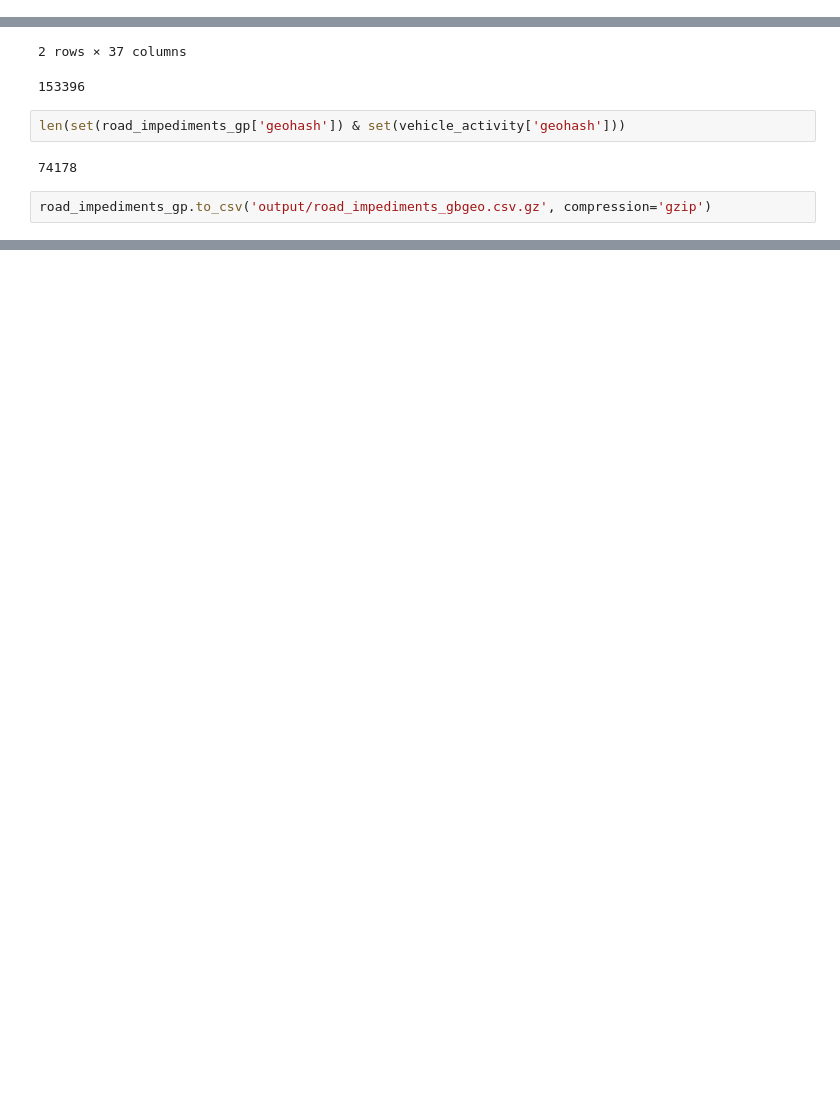
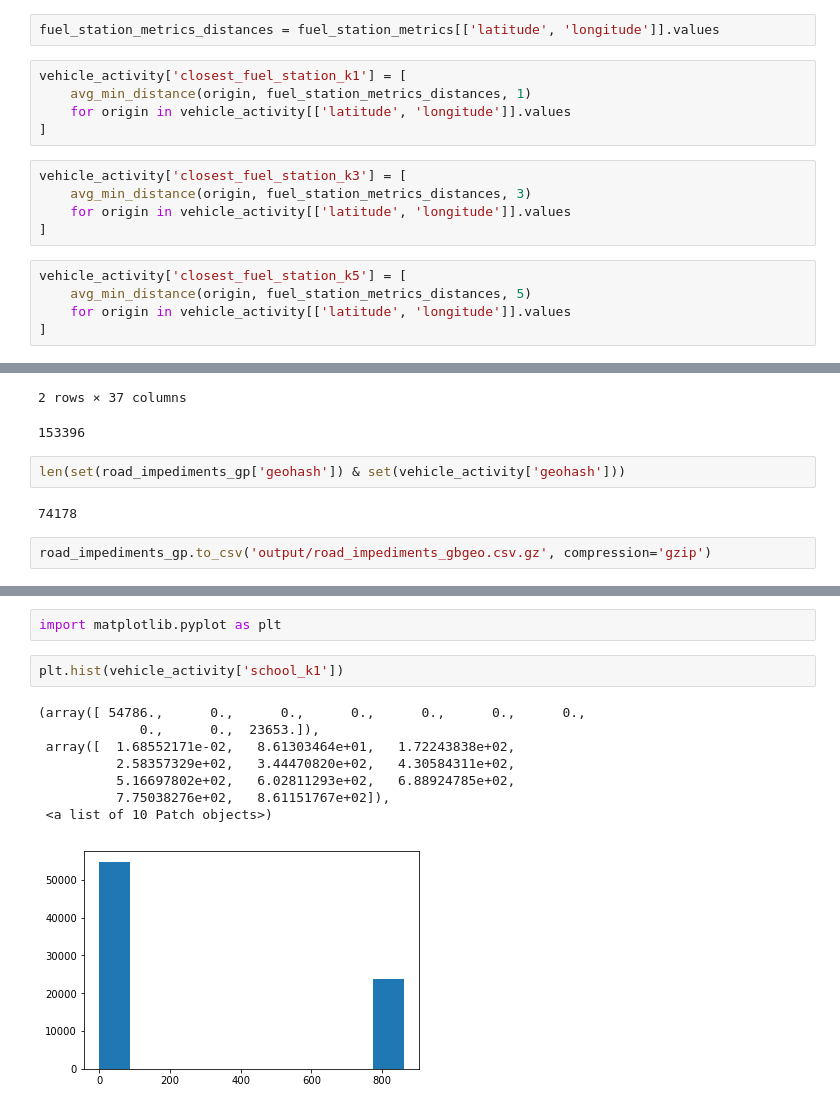
Before and after one commit to ostrokach/datathon_2018, a Jupyter notebook: ostrokach/road_impediments.ipynb, the cells around one changed output, grey strips where cells are left out. Cells and saved outputs as stored; diff of their text form; blank space fills up the shorter version.

```diff
--- a/ostrokach/road_impediments.ipynb
+++ b/ostrokach/road_impediments.ipynb
@@ -82,0 +177,17 @@ road_impediments['geohash'] = (
+# %%
+fuel_station_metrics_distances = fuel_station_metrics[['latitude', 'longitude']].values
+# %%
+vehicle_activity['closest_fuel_station_k1'] = [
+    avg_min_distance(origin, fuel_station_metrics_distances, 1)
+    for origin in vehicle_activity[['latitude', 'longitude']].values
+]
+# %%
+vehicle_activity['closest_fuel_station_k3'] = [
+    avg_min_distance(origin, fuel_station_metrics_distances, 3)
+    for origin in vehicle_activity[['latitude', 'longitude']].values
+]
+# %%
+vehicle_activity['closest_fuel_station_k5'] = [
+    avg_min_distance(origin, fuel_station_metrics_distances, 5)
+    for origin in vehicle_activity[['latitude', 'longitude']].values
+]
@@ -128,0 +346,13 @@ road_impediments_gp.to_csv('output/road_impediments_gbgeo.csv.gz', compression='
+# %%
+import matplotlib.pyplot as plt
+# %%
+plt.hist(vehicle_activity['school_k1'])
+# %% [output]
+(array([ 54786.,      0.,      0.,      0.,      0.,      0.,      0.,
+             0.,      0.,  23653.]),
+ array([  1.68552171e-02,   8.61303464e+01,   1.72243838e+02,
+          2.58357329e+02,   3.44470820e+02,   4.30584311e+02,
+          5.16697802e+02,   6.02811293e+02,   6.88924785e+02,
+          7.75038276e+02,   8.61151767e+02]),
+ <a list of 10 Patch objects>)
+[figure, added]
```
Also changed, not shown: parts of 53 cells of this notebook, 14 other files.
